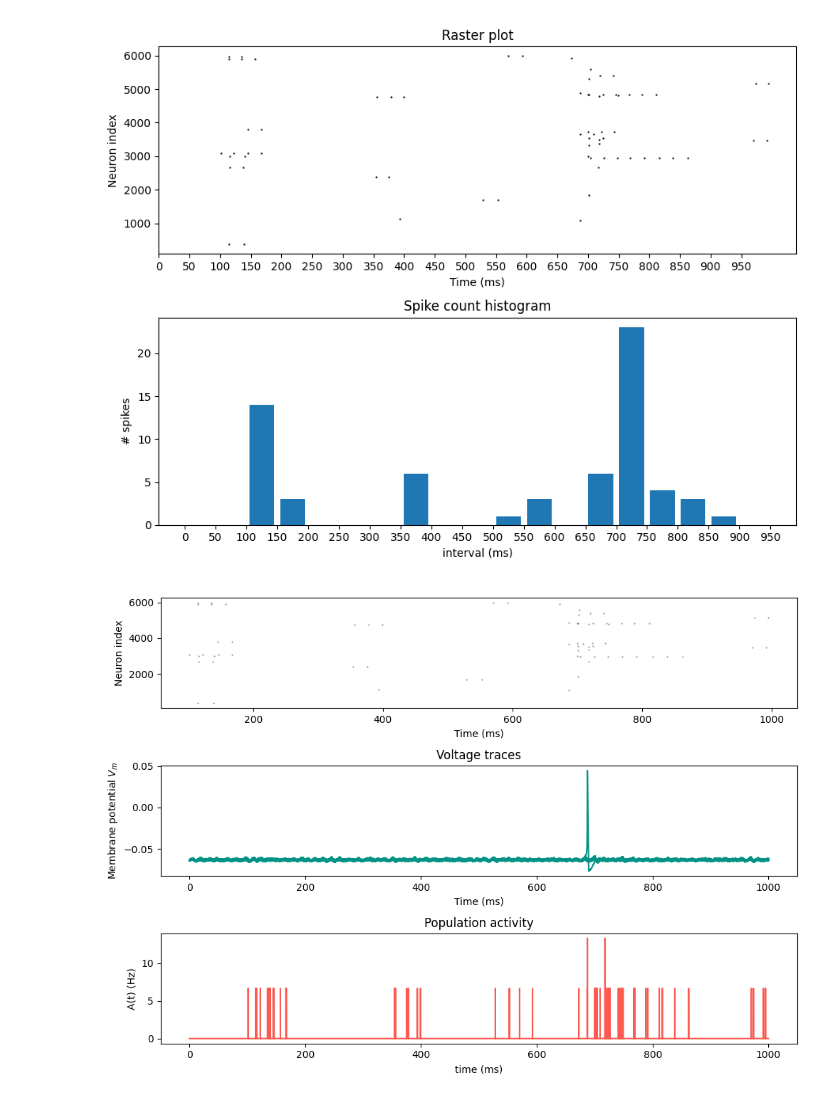
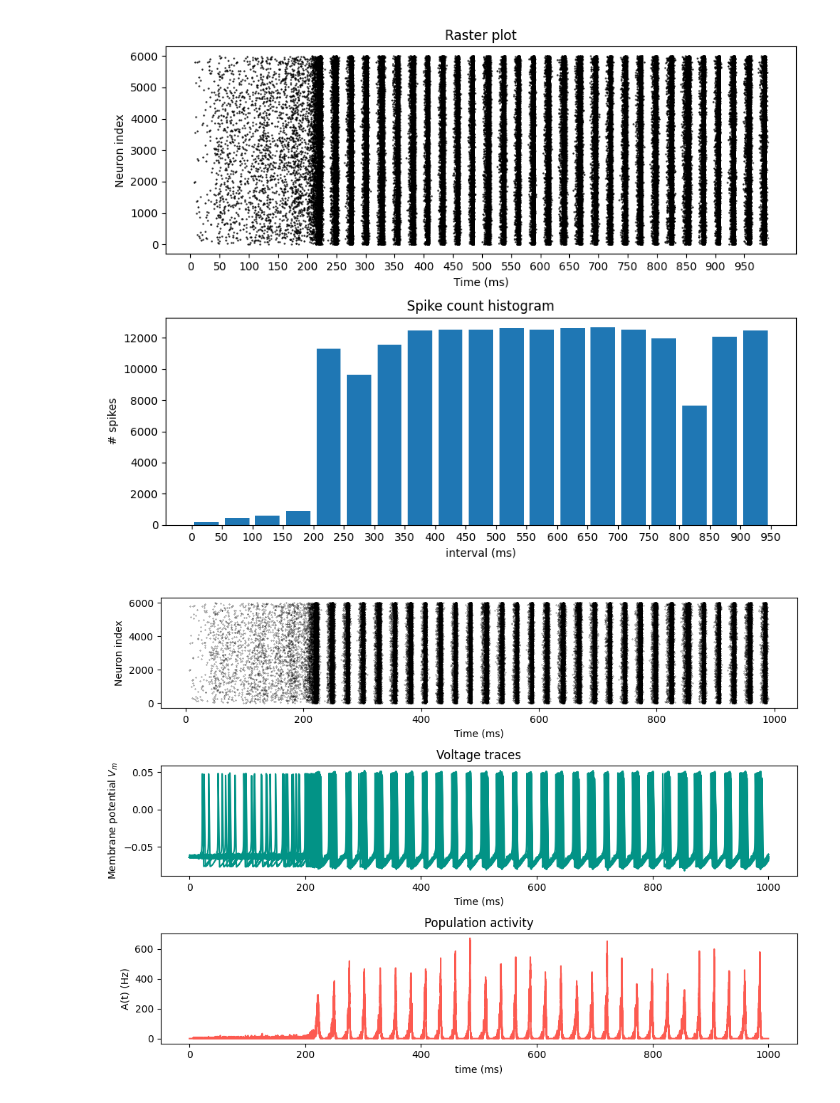
Before and after one commit to fvdveen/seizenet, a Jupyter notebook: rnn.ipynb, the cells around one changed output. Saved outputs shown, nothing was run; the diff lists cells and outputs as text; code cells hidden in the pictures.

```diff
--- a/rnn.ipynb
+++ b/rnn.ipynb
@@ -20,28 +20,20 @@ from brian2 import ms, mV, uA, cm
 
 N=6000
 
-synapticWeight = 0.1
+synapticWeight = 0.35
 fInhibition = 2.5
 
 wE = synapticWeight
 wI = -fInhibition*synapticWeight
 
-net = model.Model(N, 0.8, params={"poisson_step": 0.17 * mV}, pPoisson=0.5, pEE=0.1, wEE=wE, pEI=0.1, wEI=wE, pIE=0.1, wIE=wI, pII=0.1, wII=wI, binary = True)
+net = model.Model(N, 0.8, params={"poisson_step": 3 * mV}, pPoisson=0.5, pEE=0.1, wEE=wE, pEI=0.1, wEI=wE, pIE=0.1, wIE=wI, pII=0.1, wII=wI, binary = True)
 
-# # Create a matrix to store the weights and fill it with NaN
-# connmat = np.full((N, N), np.nan)
-# # Insert the values from the Synapses object
-# connmat[net.synapses.i[:], net.synapses.j[:]] = net.synapses.w[:]
-connmat = np.matrix.copy(net.mat)
-connmat[connmat == 0] = np.nan
+# Create a matrix to store the weights and fill it with NaN
+connmat = np.full((N, N), np.nan)
+# Insert the values from the Synapses object
+connmat[net.synapses.i[:], net.synapses.j[:]] = net.synapses.w[:]
 # plt.figure(1)
 plt.matshow(connmat)
 plt.colorbar()
-
-W = np.full((net.params["poisson_factor"], N), np.nan)
-# Insert the values from the Synapses object
-W[net.poissonSynapses.i[:], net.poissonSynapses.j[:]] = net.poissonSynapses.w[:]
-plt.matshow(W)
-plt.colorbar()
 # %% [output]
 <matplotlib.colorbar.Colorbar at 0x...>
@@ -88,7 +79,7 @@ bin_time = net.runtime/bins/ms # time of one bin
 spike_times = net.spikemon.t/ms # get spike times
 intervals = list(range(0, int(net.runtime/ms), int(bin_time))) # the bins
 
-plt.figure(None, figsize=[9,7], dpi=100)
+plt.figure(3, figsize=[9,7], dpi=100)
 plt.subplot(211)
 plt.title('Raster plot')
 
@@ -98,33 +89,33 @@ plt.ylabel('Neuron index')
 plt.xticks(intervals)
 
 plt.subplot(212)
 plt.title('Spike count histogram')
 plt.hist(spike_times, bins=intervals, rwidth=0.8)
 plt.xticks(intervals)
 plt.xlabel('interval (ms)')
 plt.ylabel('# spikes')
 plt.tight_layout()
 plt.show()
 
-plt.figure(None, figsize=[10,7], dpi=100)
+plt.figure(4, figsize=[10,7], dpi=100)
 
 plt.subplot(3,1,1)
 plt.plot(net.spikemon.t/ms, net.spikemon.i, '.k', ms=0.5)
 plt.xlabel('Time (ms)')
 plt.ylabel('Neuron index')
 
 plt.subplot(3,1,2)
 plt.title('Voltage traces')
 plt.plot(net.statemon.t/ms, net.statemon.v.T, color='xkcd:teal')
 plt.xlabel('Time (ms)')
 plt.ylabel('Membrane potential $V_m$')
 
 plt.subplot(3,1,3)
 plt.title('Population activity')
 plt.plot(net.popmon.t/ms, net.popmon.rate, color='xkcd:coral')
 plt.xlabel('time (ms)')
 plt.ylabel('A(t) (Hz)')
 plt.tight_layout()
 # %% [output]
-[figure, old version]
+[figure, new version]
-[figure, old version]
+[figure, new version]
```
Also changed, not shown: parts of 2 cells of this notebook, 1 other file.
